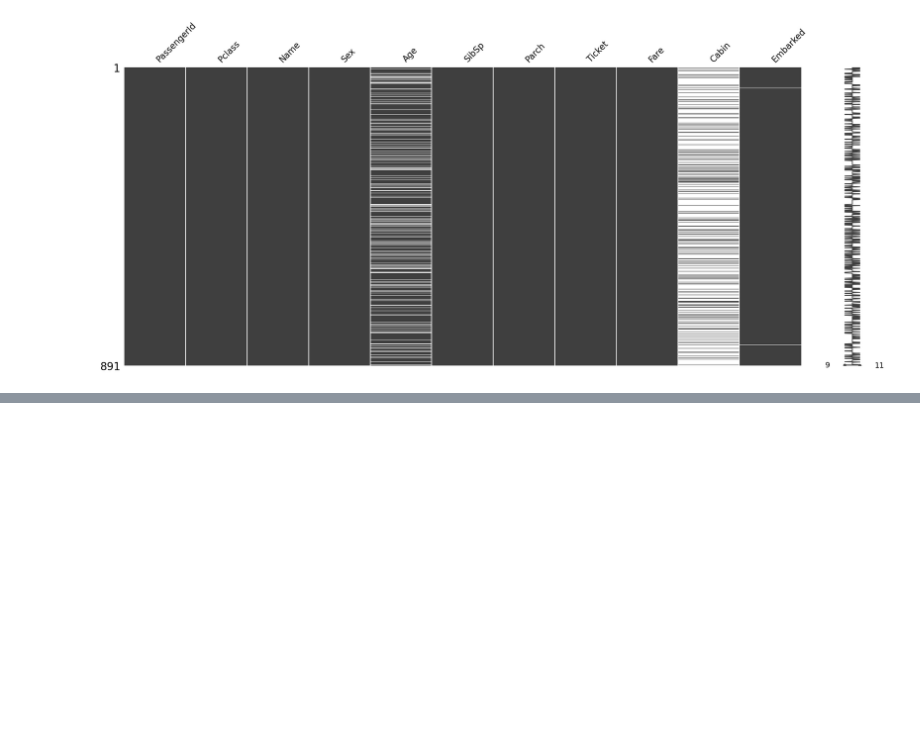
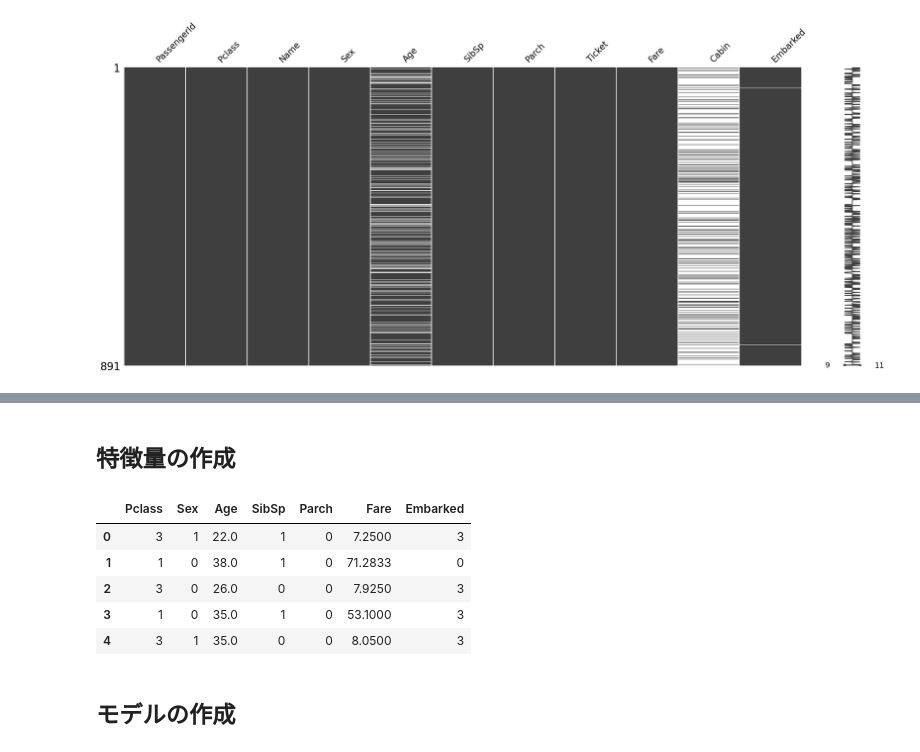
Before and after one commit to Louis-Guidi-DataSceintest/python, a Jupyter notebook: Titanic-Machine Learning from Disaster/titanic.ipynb, the cells around one changed output, grey strips where cells are left out. Cells and saved outputs as stored; diff of their text form; code cells hidden in the pictures; blank space fills up the shorter version.

```diff
--- a/Titanic-Machine Learning from Disaster/titanic.ipynb
+++ b/Titanic-Machine Learning from Disaster/titanic.ipynb
@@ -27,3 +34,5 @@ train_x.head()
 | 2 | 3 | 3 | Heikkinen, Miss. Laina | female | 26.0 | 0 | 0 | STON/O2. 3101282 | 7.9250 | NaN | ... |
 | 3 | 4 | 1 | Futrelle, Mrs. Jacques Heath (Lil... | female | 35.0 | 1 | 0 | 113803 | 53.1000 | C123 | ... |
 | 4 | 5 | 3 | Allen, Mr. William Henry | male | 35.0 | 0 | 0 | 373450 | 8.0500 | NaN | ... |
+# %% [markdown]
+## 特徴量の作成
@@ -29,0 +45,24 @@ train_x.head()
+# %%
+#1)
+train_x = train_x.drop(['PassengerId','Name','Ticket','Cabin'], axis=1)
+test_x = test_x.drop(['PassengerId','Name','Ticket','Cabin'], axis=1)
+# %%
+from sklearn.preprocessing import LabelEncoder
+
+for c in ['Sex','Embarked']:
+    le = LabelEncoder()
+    le.fit(train_x[c].fillna('NA'))
+
+    train_x[c] = le.transform(train_x[c].fillna('NA'))
+    test_x[c] = le.transform(test_x[c].fillna('NA'))
+# %%
+train_x.head()
+# %% [output]
+|  | Pclass | Sex | Age | SibSp | Parch | Fare | Embarked |
+| 0 | 3 | 1 | 22.0 | 1 | 0 | 7.2500 | 3 |
+| 1 | 1 | 0 | 38.0 | 1 | 0 | 71.2833 | 0 |
+| 2 | 3 | 0 | 26.0 | 0 | 0 | 7.9250 | 3 |
+| 3 | 1 | 0 | 35.0 | 1 | 0 | 53.1000 | 3 |
+| 4 | 3 | 1 | 35.0 | 0 | 0 | 8.0500 | 3 |
+# %% [markdown]
+## モデルの作成
```
Also changed, not shown: parts of 8 cells of this notebook.
